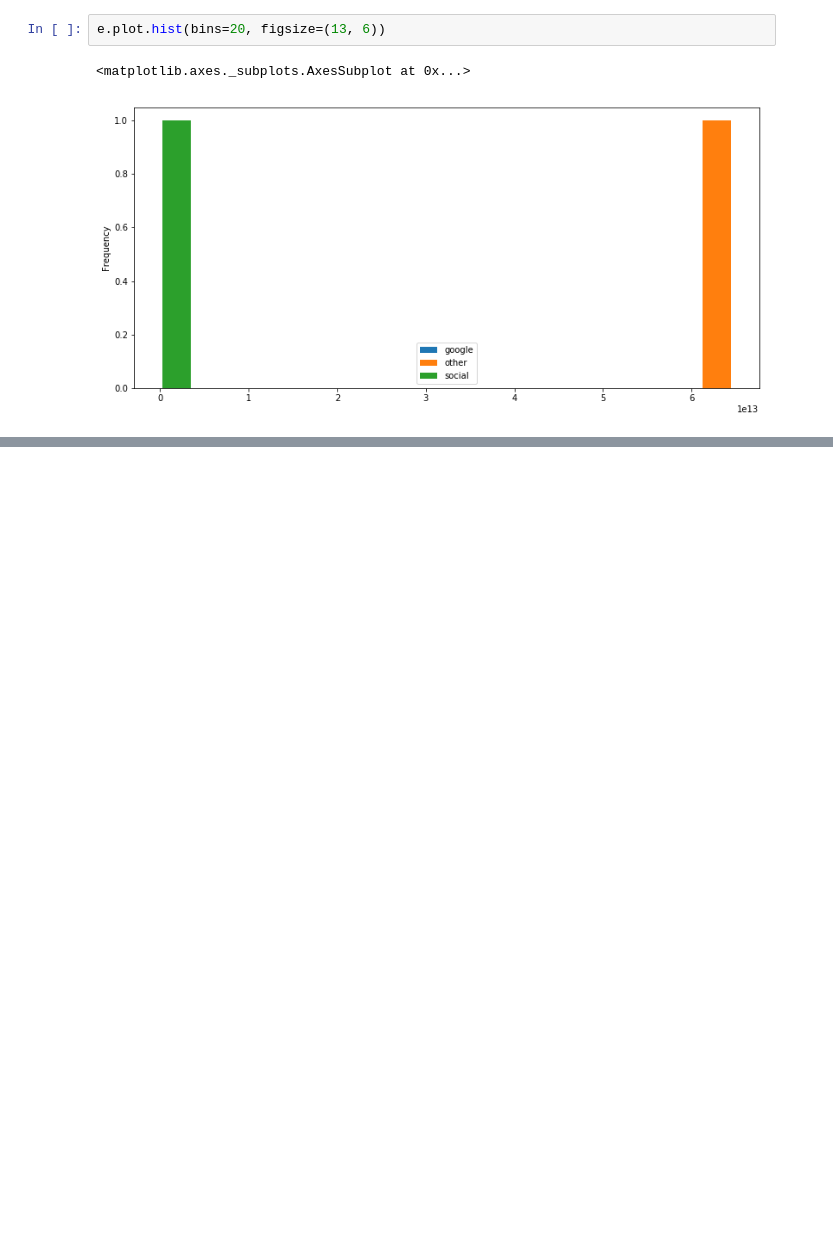
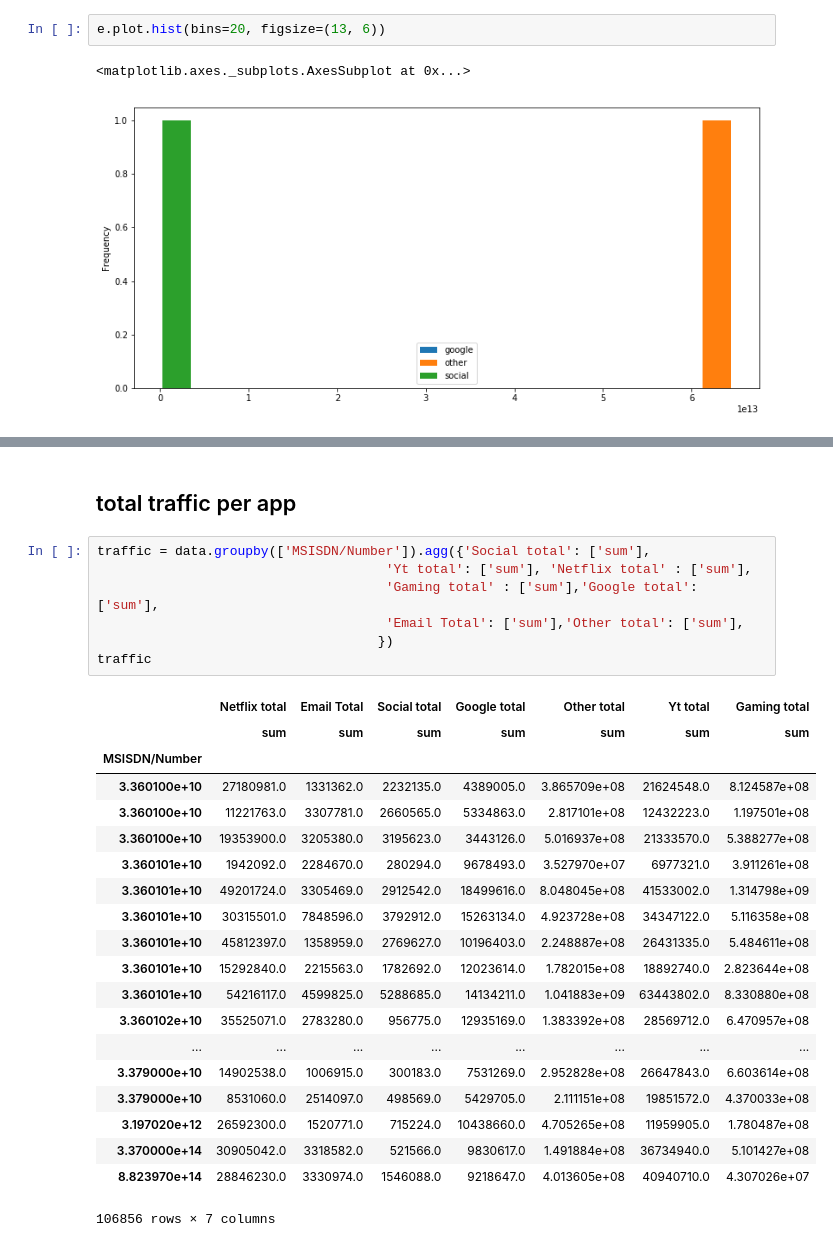
Before and after one commit to kenmbelenzi/week2, a Jupyter notebook: User-Analytics-Telecommunications-Industry.ipynb, the cells around one changed output, grey strips where cells are left out. Drawn from its saved outputs; the diff is of its cells as text; blank space fills up the shorter version.

```diff
--- a/User-Analytics-Telecommunications-Industry.ipynb
+++ b/User-Analytics-Telecommunications-Industry.ipynb
@@ -388,0 +494,30 @@ Length: 106856, dtype: float64
+# %% [markdown]
+## total traffic per app
+# %%
+traffic = data.groupby(['MSISDN/Number']).agg({'Social total': ['sum'],
+                                     'Yt total': ['sum'], 'Netflix total' : ['sum'],
+                                     'Gaming total' : ['sum'],'Google total': ['sum'],
+                                     'Email Total': ['sum'],'Other total': ['sum'],
+                                    })
+traffic
+# %% [output]
+|  | Netflix total | Email Total | Social total | Google total | Other total | Yt total | Gaming total |
+|  | sum | sum | sum | sum | sum | sum | sum |
+| MSISDN/Number |  |  |  |  |  |  |  |
+| 3.360100e+10 | 27180981.0 | 1331362.0 | 2232135.0 | 4389005.0 | 3.865709e+08 | 21624548.0 | 8.124587e+08 |
+| 3.360100e+10 | 11221763.0 | 3307781.0 | 2660565.0 | 5334863.0 | 2.817101e+08 | 12432223.0 | 1.197501e+08 |
+| 3.360100e+10 | 19353900.0 | 3205380.0 | 3195623.0 | 3443126.0 | 5.016937e+08 | 21333570.0 | 5.388277e+08 |
+| 3.360101e+10 | 1942092.0 | 2284670.0 | 280294.0 | 9678493.0 | 3.527970e+07 | 6977321.0 | 3.911261e+08 |
+| 3.360101e+10 | 49201724.0 | 3305469.0 | 2912542.0 | 18499616.0 | 8.048045e+08 | 41533002.0 | 1.314798e+09 |
+| 3.360101e+10 | 30315501.0 | 7848596.0 | 3792912.0 | 15263134.0 | 4.923728e+08 | 34347122.0 | 5.116358e+08 |
+| 3.360101e+10 | 45812397.0 | 1358959.0 | 2769627.0 | 10196403.0 | 2.248887e+08 | 26431335.0 | 5.484611e+08 |
+| 3.360101e+10 | 15292840.0 | 2215563.0 | 1782692.0 | 12023614.0 | 1.782015e+08 | 18892740.0 | 2.823644e+08 |
+| 3.360101e+10 | 54216117.0 | 4599825.0 | 5288685.0 | 14134211.0 | 1.041883e+09 | 63443802.0 | 8.330880e+08 |
+| 3.360102e+10 | 35525071.0 | 2783280.0 | 956775.0 | 12935169.0 | 1.383392e+08 | 28569712.0 | 6.470957e+08 |
+| ... | ... | ... | ... | ... | ... | ... | ... |
+| 3.379000e+10 | 14902538.0 | 1006915.0 | 300183.0 | 7531269.0 | 2.952828e+08 | 26647843.0 | 6.603614e+08 |
+| 3.379000e+10 | 8531060.0 | 2514097.0 | 498569.0 | 5429705.0 | 2.111151e+08 | 19851572.0 | 4.370033e+08 |
+| 3.197020e+12 | 26592300.0 | 1520771.0 | 715224.0 | 10438660.0 | 4.705265e+08 | 11959905.0 | 1.780487e+08 |
+| 3.370000e+14 | 30905042.0 | 3318582.0 | 521566.0 | 9830617.0 | 1.491884e+08 | 36734940.0 | 5.101427e+08 |
+| 8.823970e+14 | 28846230.0 | 3330974.0 | 1546088.0 | 9218647.0 | 4.013605e+08 | 40940710.0 | 4.307026e+07 |
+106856 rows × 7 columns
```
Also changed, not shown: parts of 21 cells of this notebook, 1 other file.
